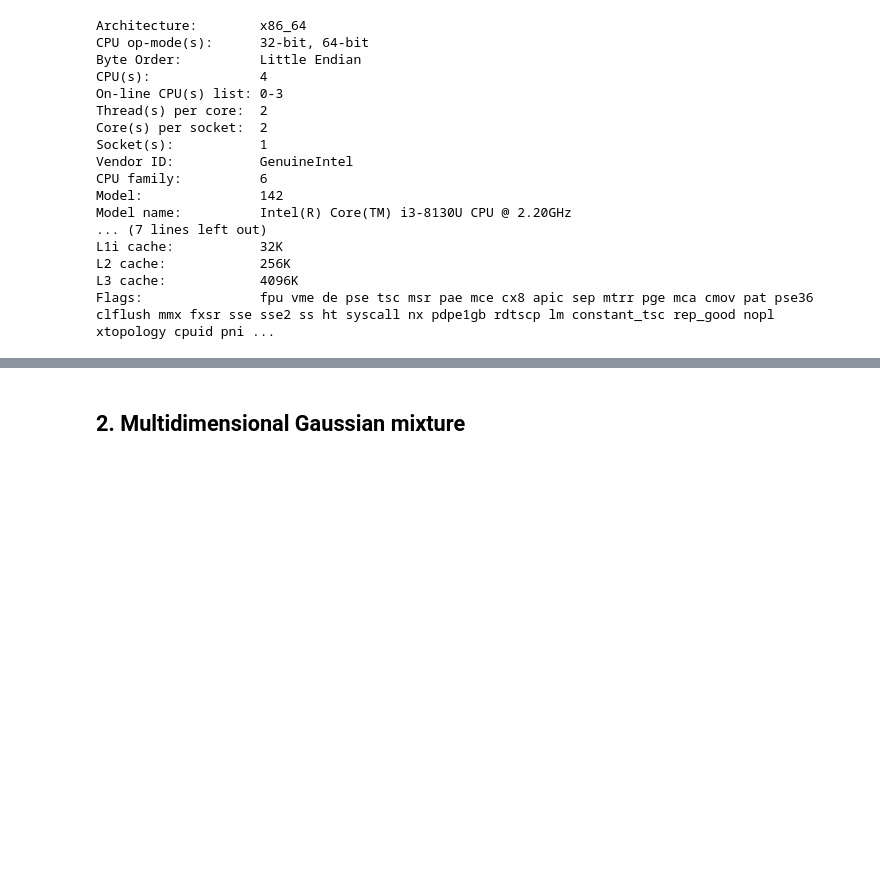
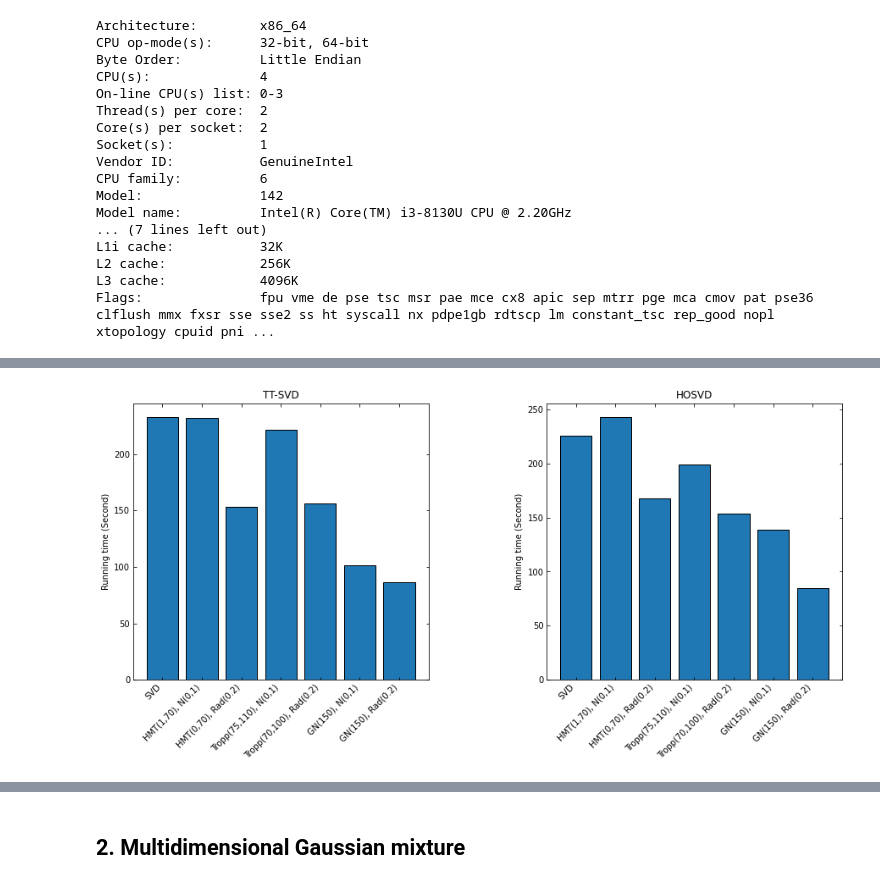
Before and after one commit to azamat11235/NLRTA, a Jupyter notebook: experiments_2.ipynb, the cells around one changed output, grey strips where cells are left out. Drawn from its saved outputs; the diff is of its cells as text; code cells hidden in the pictures; blank space fills up the shorter version.

```diff
--- a/experiments_2.ipynb
+++ b/experiments_2.ipynb
@@ -149,0 +89,16 @@ yticks = [10**(-x) for x in range(-3, 8, 2)]
+# %%
+svdrList = []
+svdrList.append(Svdr('SVD'))
+svdrList.append(Svdr('HMT',   p=1,   k=70,  distr='normal'))
+svdrList.append(Svdr('HMT',   p=0,   k=70,  distr='rademacher', rho=0.2))
+svdrList.append(Svdr('Tropp', k=75,  l=110, distr='normal'))
+svdrList.append(Svdr('Tropp', k=70,  l=100, distr='rademacher', rho=0.2))
+svdrList.append(Svdr('GN',    l=150,        distr='normal'))
+svdrList.append(Svdr('GN',    l=150,        distr='rademacher', rho=0.2))
+# %%
+hoRanks = [60, 60, 60]
+ttRanks = [54, 54]
+itersNum = 100
+
+ex = Experiment(img, svdrList)
+ex.setRanks(hoRanks=hoRanks, ttRanks=ttRanks)
@@ -149,0 +125,2 @@ yticks = [10**(-x) for x in range(-3, 8, 2)]
+# %%
+ex.run(ttsvd=True, hosvd=True, itersNum=100)
@@ -149,0 +171,4 @@ yticks = [10**(-x) for x in range(-3, 8, 2)]
+# %%
+fig, ax = ex.plotRuntimes(ttsvd=True, hosvd=True, figsize=(15,6), wspace=0.4)
+# %% [output]
+[figure, added]
```
Also changed, not shown: parts of 40 cells of this notebook, 4 other files.
